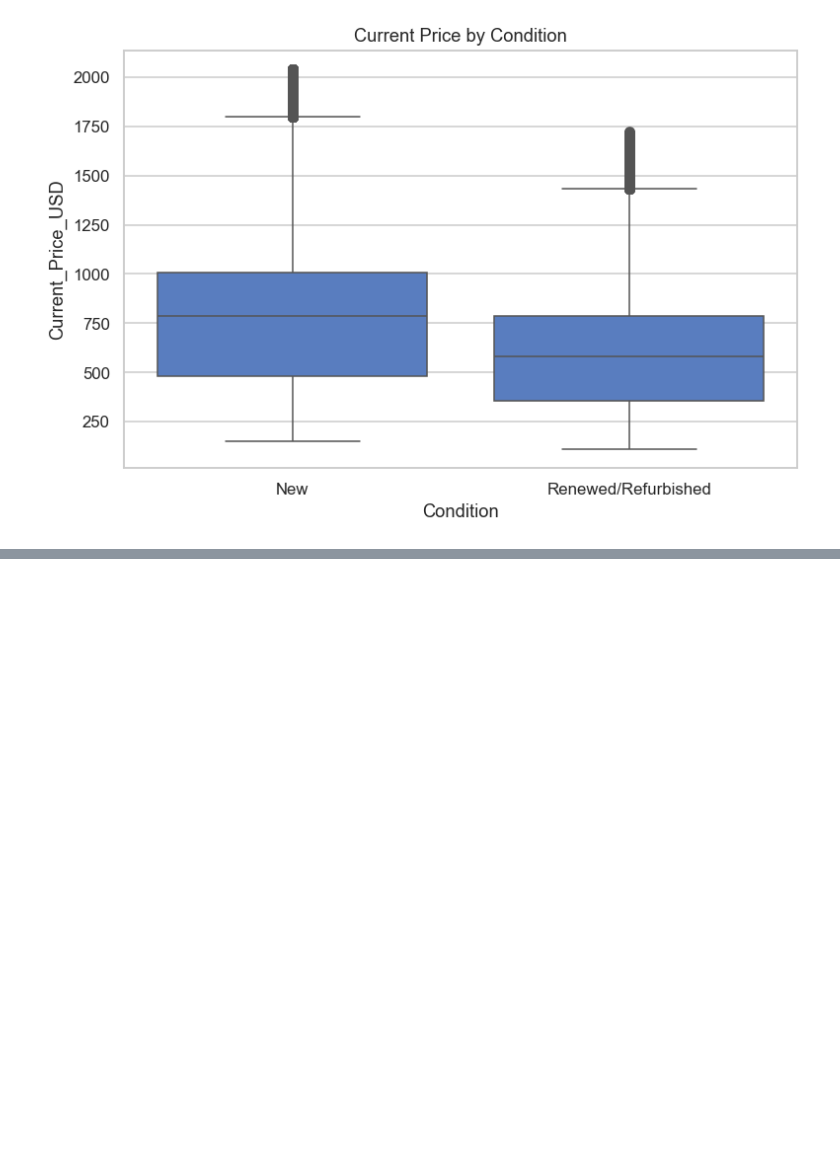
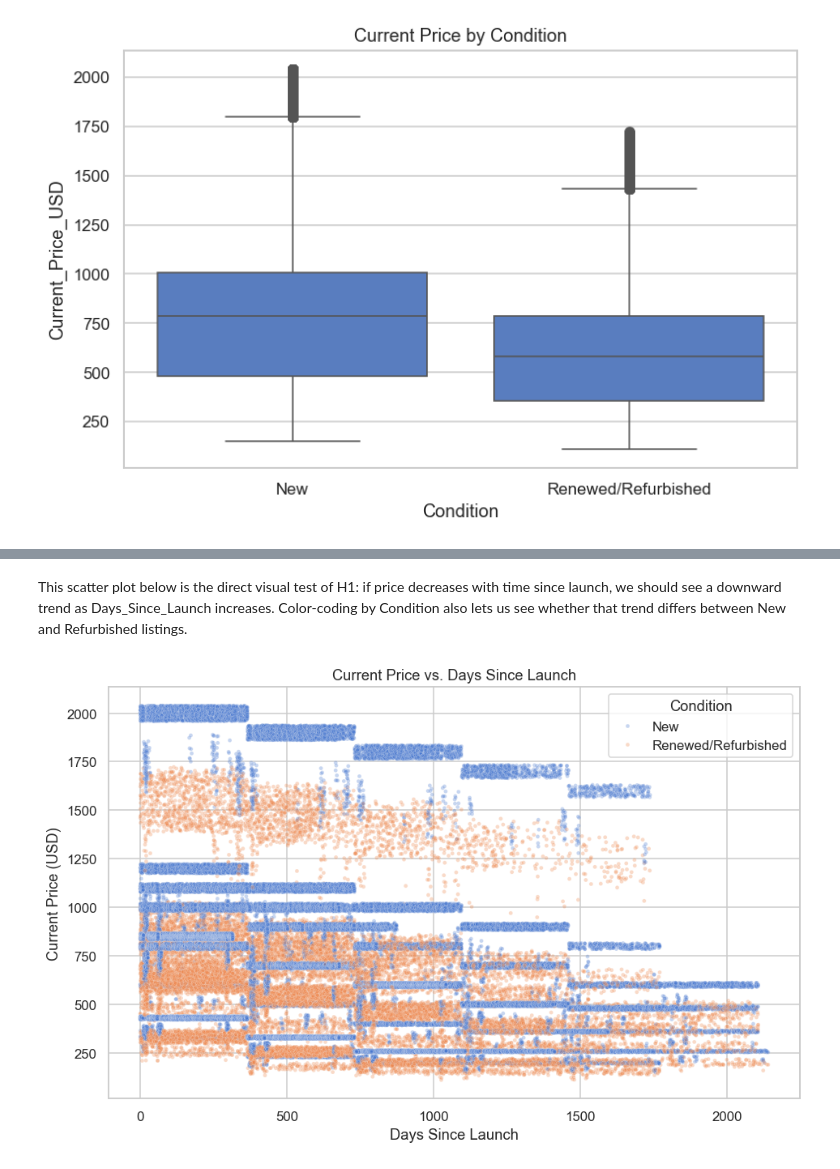
Before and after one commit to katyagz/DataScience_MMAI, a Jupyter notebook: Apple_Decision_Tree_Final.ipynb, the cells around one changed output, grey strips where cells are left out. Cells and saved outputs as stored; diff of their text form; code cells hidden in the pictures; blank space fills up the shorter version.

```diff
--- a/Apple_Decision_Tree_Final.ipynb
+++ b/Apple_Decision_Tree_Final.ipynb
@@ -760,0 +763,6 @@ plt.show()
+# %%
+# Feature Engineering: Convert Date to a Real Date Type
+# Date is currently read as a string, not an actual date.
+# We need it converted to a proper datetime type before we can do any date math (like calculating how many days have passed since launch).
+df_eda['Date'] = pd.to_datetime(df_eda['Date'])
+print(df_eda['Date'].dtype)  # should now show datetime64, not object
@@ -760,0 +775,10 @@ plt.show()
+# %%
+launch_dates = (
+    df[df['Condition'] == 'New']
+    .groupby('Model_Name')['Date']
+    .min()
+    .reset_index()
+    .rename(columns={'Date': 'Launch_Date_Proxy'})
+)
+
+launch_dates.head()
@@ -760,0 +792,5 @@ plt.show()
+# %%
+# Merge the Launch Date Proxy Back into the Main Data
+# We attach the launch date proxy to every row based on which Model_Name it belongs to.
+df_eda = df_eda.merge(launch_dates, on='Model_Name', how='left')
+print(df_eda.columns.tolist())  # confirm exactly one Launch_Date_Proxy column
@@ -760,0 +799,6 @@ plt.show()
+# %%
+# Feature Engineering: Calculate Days Since Launch
+# Now that every row has its model's launch date attached,
+# we subtract that from the row's own listing date to get how many days had passed since that product launched.
+df_eda['Days_Since_Launch'] = (df_eda['Date'] - df_eda['Launch_Date_Proxy']).dt.days
+print(df_eda['Days_Since_Launch'].describe())
@@ -760,0 +815,13 @@ plt.show()
+# %% [markdown]
+This scatter plot below is the direct visual test of H1: if price decreases with time since launch, we should see a downward trend as Days_Since_Launch increases.
+Color-coding by Condition also lets us see whether that trend differs between New and Refurbished listings.
+# %%
+plt.figure(figsize=(10,6))
+sns.scatterplot(data=df_eda, x='Days_Since_Launch', y='Current_Price_USD',
+                 hue='Condition', alpha=0.3, s=10)
+plt.title('Current Price vs. Days Since Launch')
+plt.xlabel('Days Since Launch')
+plt.ylabel('Current Price (USD)')
+plt.show()
+# %% [output]
+[figure, added]
```
Also changed, not shown: parts of 18 cells of this notebook.
